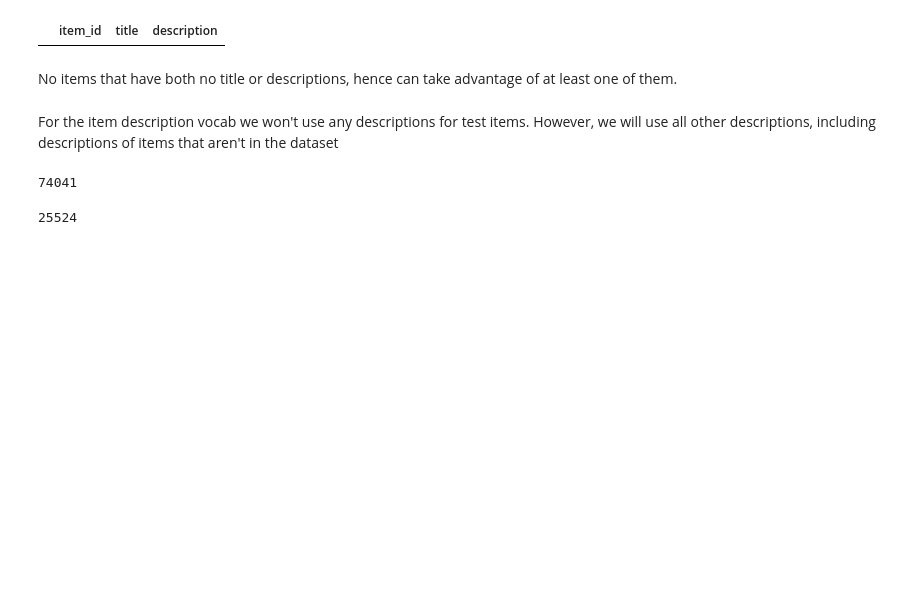
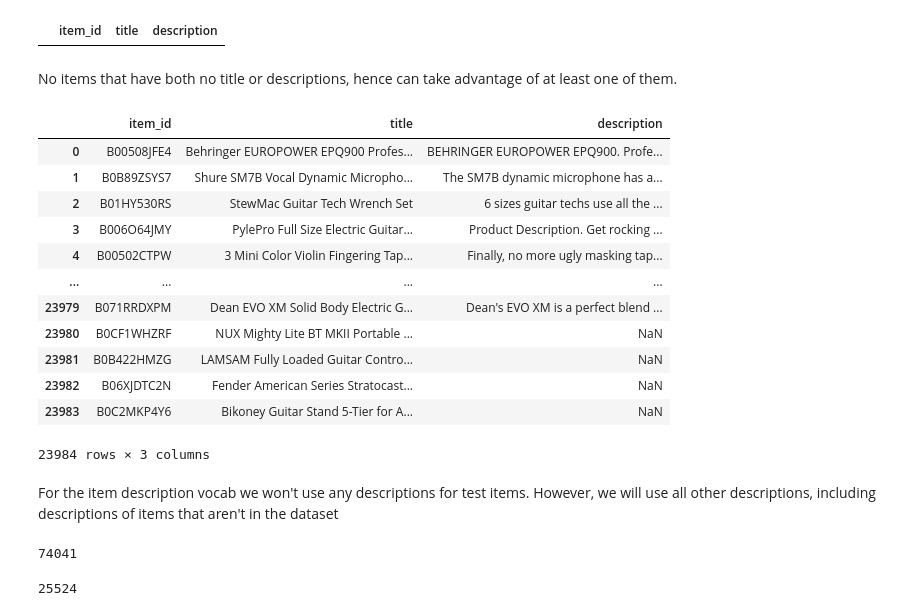
Before and after one commit to danielpenchev98/Web-Recommender-Systems-2025, a Jupyter notebook: project/project.ipynb, the cells around one changed output. Drawn from its saved outputs; the diff is of its cells as text; code cells hidden in the pictures; blank space fills up the shorter version.

```diff
--- a/project/project.ipynb
+++ b/project/project.ipynb
@@ -1563,6 +1388,22 @@ item_metadata[item_metadata.title.isna() & item_metadata.description.isna()]
 |  | item_id | title | description |
 # %% [markdown]
 No items that have both no title or descriptions, hence can take advantage of at least one of them.
+# %%
+item_metadata
+# %% [output]
+|  | item_id | title | description |
+| 0 | B00508JFE4 | Behringer EUROPOWER EPQ900 Profes... | BEHRINGER EUROPOWER EPQ900. Profe... |
+| 1 | B0B89ZSYS7 | Shure SM7B Vocal Dynamic Micropho... | The SM7B dynamic microphone has a... |
+| 2 | B01HY530RS | StewMac Guitar Tech Wrench Set | 6 sizes guitar techs use all the ... |
+| 3 | B006O64JMY | PylePro Full Size Electric Guitar... | Product Description. Get rocking ... |
+| 4 | B00502CTPW | 3 Mini Color Violin Fingering Tap... | Finally, no more ugly masking tap... |
+| ... | ... | ... | ... |
+| 23979 | B071RRDXPM | Dean EVO XM Solid Body Electric G... | Dean's EVO XM is a perfect blend ... |
+| 23980 | B0CF1WHZRF | NUX Mighty Lite BT MKII Portable ... | NaN |
+| 23981 | B0B422HMZG | LAMSAM Fully Loaded Guitar Contro... | NaN |
+| 23982 | B06XJDTC2N | Fender American Series Stratocast... | NaN |
+| 23983 | B0C2MKP4Y6 | Bikoney Guitar Stand 5-Tier for A... | NaN |
+23984 rows × 3 columns
 # %%
 item_metadata = item_metadata.fillna('')
 # %%
```
Also changed, not shown: parts of 108 cells of this notebook.
